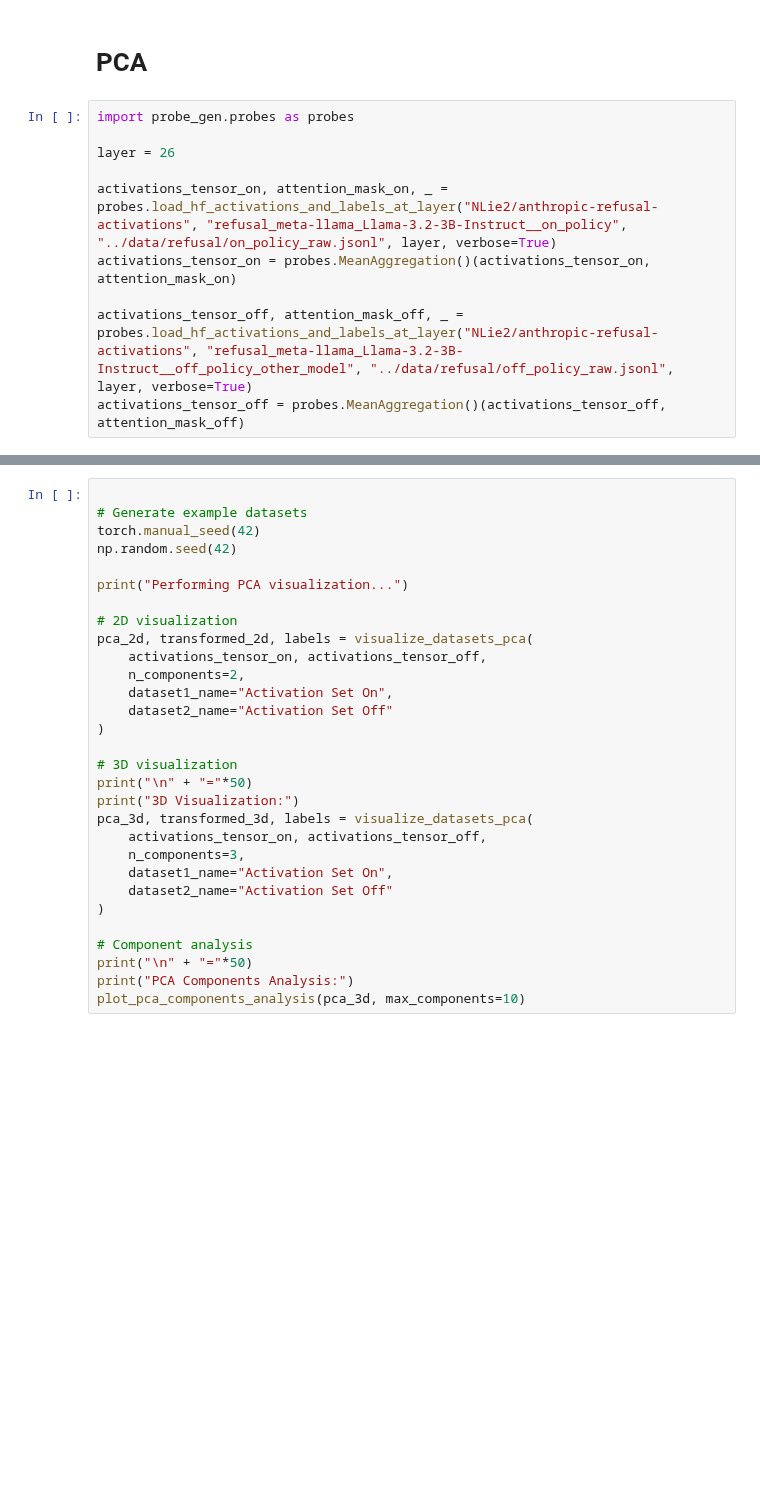
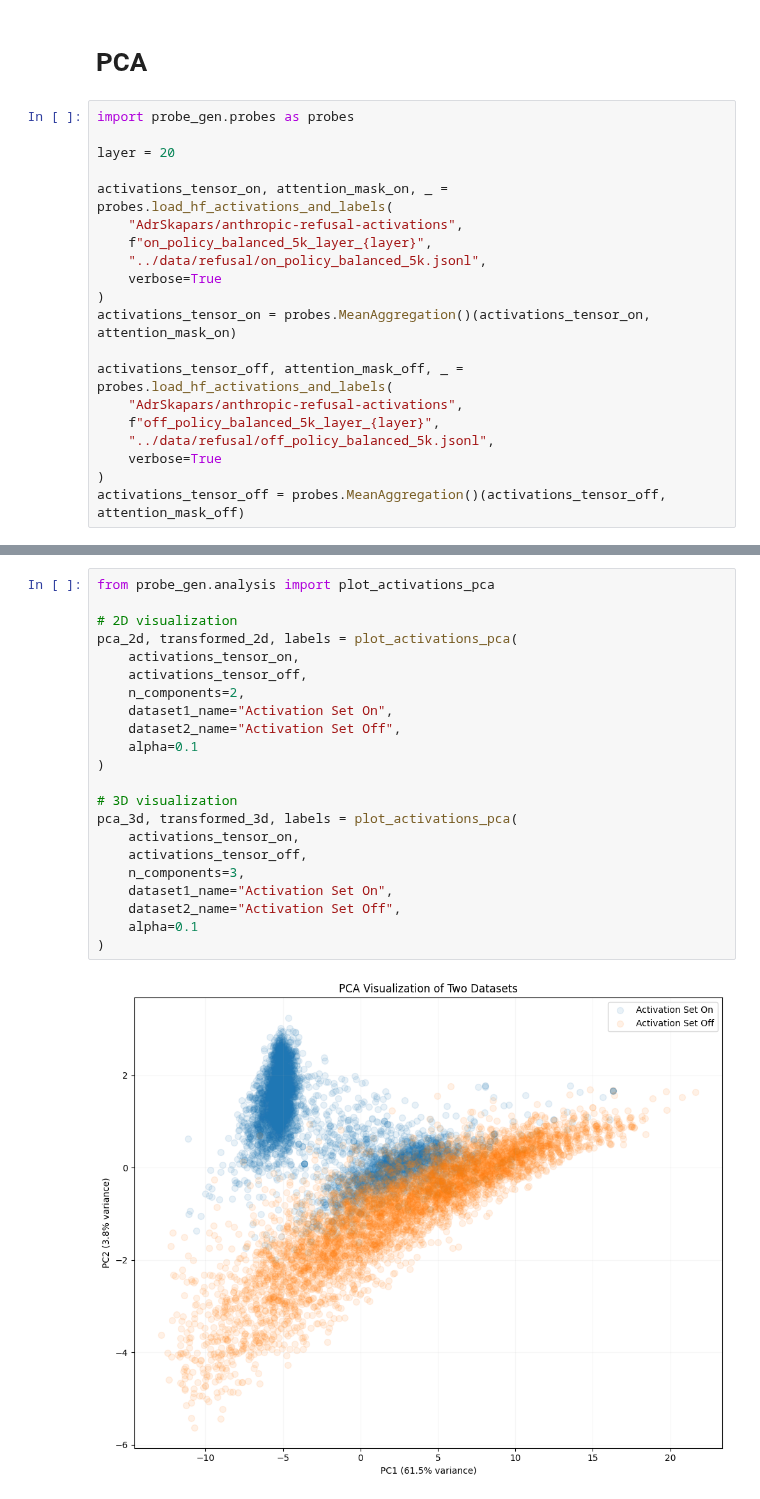
Before and after one commit to SamDower/LASR-probe-gen, a Jupyter notebook: notebooks/ActivationAnalysis.ipynb, the cells around one changed output, grey strips where cells are left out. Saved outputs shown, nothing was run; the diff lists cells and outputs as text; blank space fills up the shorter version.

```diff
--- a/notebooks/ActivationAnalysis.ipynb
+++ b/notebooks/ActivationAnalysis.ipynb
@@ -138,12 +31,22 @@ plt.show()
 # %%
 import probe_gen.probes as probes
 
-layer = 26
+layer = 20
 
-activations_tensor_on, attention_mask_on, _ = probes.load_hf_activations_and_labels_at_layer("NLie2/anthropic-refusal-activations", "refusal_meta-llama_Llama-3.2-3B-Instruct__on_policy", "../data/refusal/on_policy_raw.jsonl", layer, verbose=True)
+activations_tensor_on, attention_mask_on, _ = probes.load_hf_activations_and_labels(
+    "AdrSkapars/anthropic-refusal-activations",
+    f"on_policy_balanced_5k_layer_{layer}",
+    "../data/refusal/on_policy_balanced_5k.jsonl",
+    verbose=True
+)
 activations_tensor_on = probes.MeanAggregation()(activations_tensor_on, attention_mask_on)
 
-activations_tensor_off, attention_mask_off, _ = probes.load_hf_activations_and_labels_at_layer("NLie2/anthropic-refusal-activations", "refusal_meta-llama_Llama-3.2-3B-Instruct__off_policy_other_model", "../data/refusal/off_policy_raw.jsonl", layer, verbose=True)
+activations_tensor_off, attention_mask_off, _ = probes.load_hf_activations_and_labels(
+    "AdrSkapars/anthropic-refusal-activations",
+    f"off_policy_balanced_5k_layer_{layer}",
+    "../data/refusal/off_policy_balanced_5k.jsonl",
+    verbose=True
+)
 activations_tensor_off = probes.MeanAggregation()(activations_tensor_off, attention_mask_off)
 # %% [output]
 loaded labels
@@ -273,31 +58,24 @@ def plot_pca_components_analysis(pca, max_components=10):
 # %%
-
-# Generate example datasets
-torch.manual_seed(42)
-np.random.seed(42)
-
-print("Performing PCA visualization...")
+from probe_gen.analysis import plot_activations_pca
 
 # 2D visualization
-pca_2d, transformed_2d, labels = visualize_datasets_pca(
-    activations_tensor_on, activations_tensor_off,
+pca_2d, transformed_2d, labels = plot_activations_pca(
+    activations_tensor_on,
+    activations_tensor_off,
     n_components=2,
     dataset1_name="Activation Set On",
-    dataset2_name="Activation Set Off"
+    dataset2_name="Activation Set Off",
+    alpha=0.1
 )
 
 # 3D visualization
-print("\n" + "="*50)
-print("3D Visualization:")
-pca_3d, transformed_3d, labels = visualize_datasets_pca(
-    activations_tensor_on, activations_tensor_off,
+pca_3d, transformed_3d, labels = plot_activations_pca(
+    activations_tensor_on,
+    activations_tensor_off,
     n_components=3,
     dataset1_name="Activation Set On",
-    dataset2_name="Activation Set Off"
+    dataset2_name="Activation Set Off",
+    alpha=0.1
 )
-
-# Component analysis
-print("\n" + "="*50)
-print("PCA Components Analysis:")
-plot_pca_components_analysis(pca_3d, max_components=10)
 # %% [output]
+[figure, new version]
```
Also changed, not shown: parts of 15 cells of this notebook, 3 other files.
